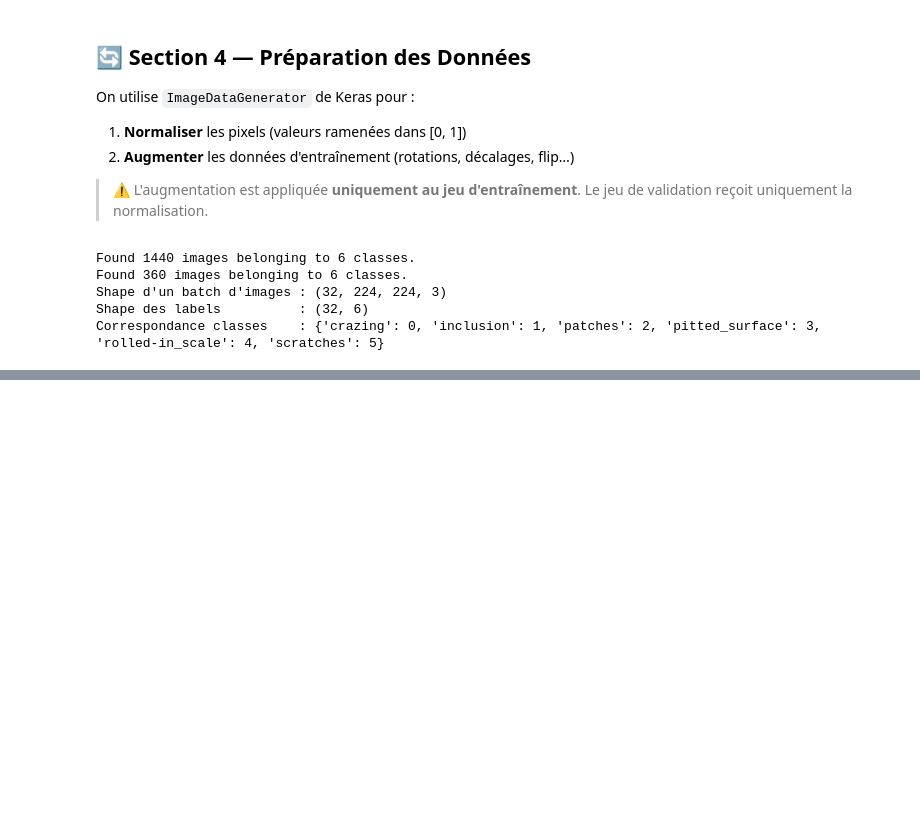
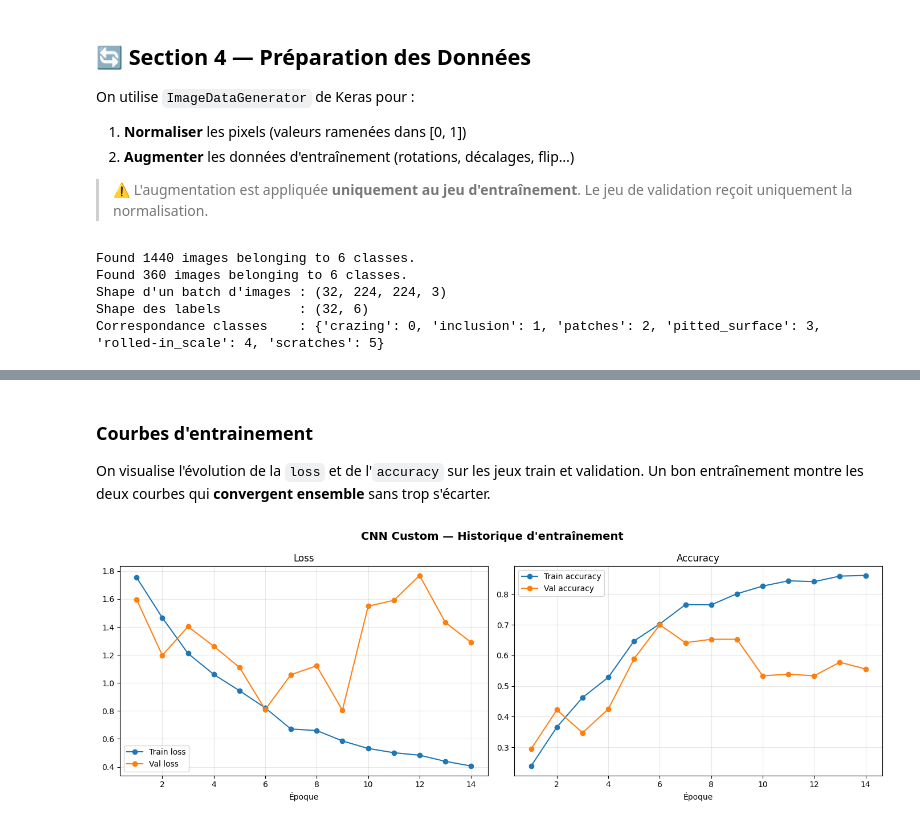
Before and after one commit to dyhia-hachemi/NEU_Defect_Classification, a Jupyter notebook: NEU_Defect_Classification.ipynb, the cells around one changed output, grey strips where cells are left out. Saved outputs shown, nothing was run; the diff lists cells and outputs as text; code cells hidden in the pictures; blank space fills up the shorter version.

Commit message:
feat: custom CNN training - CNN architecture: 3x Conv2D blocks + Dense classifier - Adam lr=1e-4, EarlyStopping patience=5 - Best model saved as .keras - Training curves plotted

```diff
--- a/NEU_Defect_Classification.ipynb
+++ b/NEU_Defect_Classification.ipynb
@@ -208,8 +208,9 @@ On utilise `ImageDataGenerator` de Keras pour :
 > Le jeu de validation reçoit uniquement la normalisation.
 # %%
 # Hyperparamètres des générateurs
-IMG_SIZE   = (224, 224)  # Taille cible des images
-BATCH_SIZE = 32          # Nombre d'images traitées à chaque itération
+IMG_SIZE   = (224, 224)   # Taille cible des images
+BATCH_SIZE = 32           # Nombre d'images traitées à chaque itération
+NB_CLASSES = 6            # Nombre de classes à prédire
 
 # Générateur d'entraînement (avec augmentation)
 train_datagen = ImageDataGenerator(
@@ -252,0 +276,3 @@ Correspondance classes    : {'crazing': 0, 'inclusion': 1, 'patches': 2, 'pitted
+# %%
+NB_EPOCHS = 30
+LR_CNN    = 1e-4
@@ -252,0 +335,7 @@ Correspondance classes    : {'crazing': 0, 'inclusion': 1, 'patches': 2, 'pitted
+# %%
+model_cnn.compile(
+    optimizer=tf.keras.optimizers.Adam(learning_rate=0.0001), # Adam ajuste automatiquement le learning rate pendant l'entraînement
+    loss='categorical_crossentropy', # CategoricalCrossentropy mesure l'écart entre prédiction et vérité
+    metrics=['accuracy'] # on suit l'accuracy pour surveiller la progression
+)
+print("Modèle compilé et prêt à l'entraînement")
@@ -252,0 +403,31 @@ Correspondance classes    : {'crazing': 0, 'inclusion': 1, 'patches': 2, 'pitted
+# %% [markdown]
+### Courbes d'entrainement
+
+On visualise l'évolution de la `loss` et de l'`accuracy` sur les jeux train et validation.
+Un bon entraînement montre les deux courbes qui **convergent ensemble** sans trop s'écarter.
+# %%
+fig, (ax1, ax2) = plt.subplots(1, 2, figsize=(14, 5))
+fig.suptitle('CNN Custom — Historique d\'entraînement', fontsize=14, fontweight='bold')
+
+epochs_range = range(1, len(history_cnn.history['loss']) + 1)
+
+# Courbe Loss
+ax1.plot(epochs_range, history_cnn.history['loss'],     label='Train loss',  marker='o')
+ax1.plot(epochs_range, history_cnn.history['val_loss'], label='Val loss',    marker='o')
+ax1.set_title('Loss')
+ax1.set_xlabel('Époque')
+ax1.legend()
+ax1.grid(True, alpha=0.3)
+
+# Courbe Accuracy
+ax2.plot(epochs_range, history_cnn.history['accuracy'],     label='Train accuracy', marker='o')
+ax2.plot(epochs_range, history_cnn.history['val_accuracy'], label='Val accuracy',   marker='o')
+ax2.set_title('Accuracy')
+ax2.set_xlabel('Époque')
+ax2.legend()
+ax2.grid(True, alpha=0.3)
+
+plt.tight_layout()
+plt.show()
+# %% [output]
+[figure, added]
```
Also changed, not shown: parts of 12 cells of this notebook.
